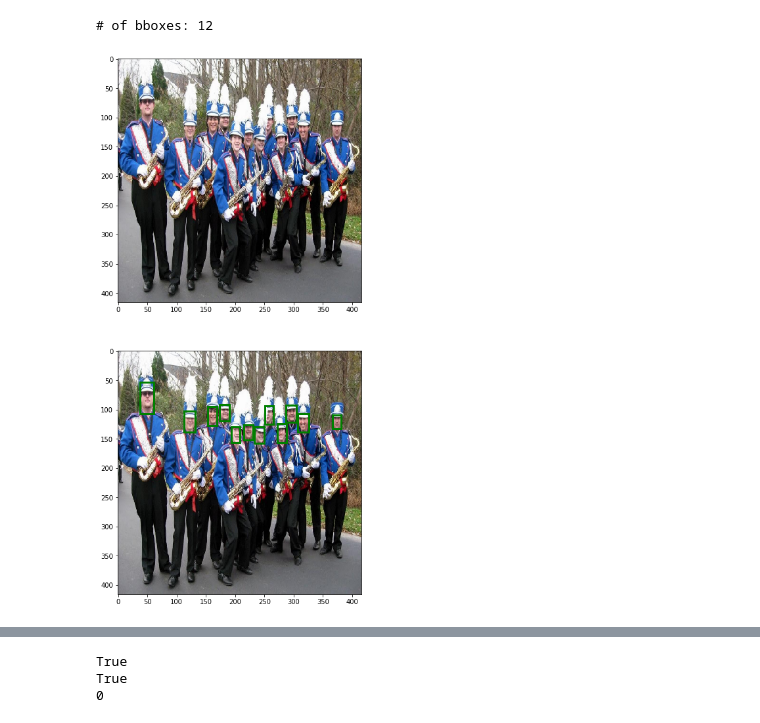
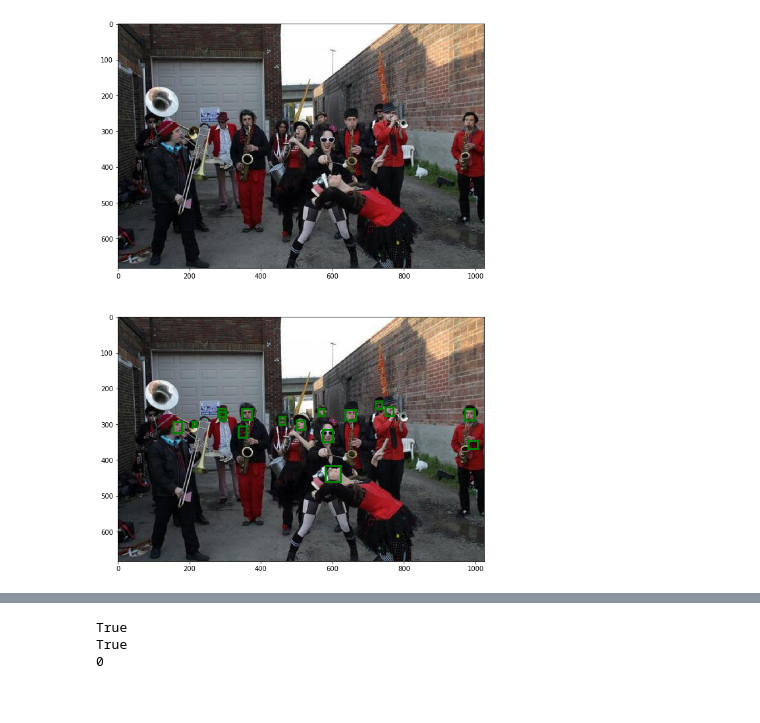
Before and after one commit to ozmonday/mobilenet-yolo, a Jupyter notebook: testing/testing.ipynb, the cells around one changed output, grey strips where cells are left out. Cells and saved outputs as stored; diff of their text form; code cells hidden in the pictures.

```diff
--- a/testing/testing.ipynb
+++ b/testing/testing.ipynb
@@ -15,8 +13,17 @@ from yolo import Yolo
 # %%
-weight_path = os.path.join('..', 'assets', 'model-new-test.525-35.48.h5')
+weight_path = os.path.join('..', 'assets', 'model-mobilenet-yolo-fpn.320-1830.87.h5')
 val_notation = os.path.join('..', 'assets', 'validation.txt')
 train_notation = os.path.join('..', 'assets', 'training.txt')
 class_name = os.path.join('..', 'assets', 'class_name.txt')
+image_path = os.path.join('/home', 'hadioz', 'Documents', 'skripsi', 'dataset', 'WIDER_val', 'images')
+
+predict_path = os.path.join('..', 'assets', 'predict')
+gt_path = os.path.join('..', 'assets', 'ground_truth')
+output_ap = os.path.join('..', 'assets', 'result')
+temp_json = os.path.join('..', 'assets', 'temp_json')
+# %%
+with open(val_notation) as json_file:
+  datajson = json.load(json_file)
 # %%
-model = Yolo(class_name, config.config, weight_path)
+model = Yolo(class_name, config.cfg, weight_path)
 # %% [output]
@@ -29,5 +61,5 @@ NotImplementedError: Cannot convert a symbolic Tensor (lambda/Exp:0) to a numpy
 # %%
-model.predict('../test_img/0_Parade_marchingband_1_187.jpg')
+test_image = os.path.join(image_path, datajson[8]['name'])
+model.predict(test_image)
 # %% [output]
-# of bboxes: 12
-[figure, old version]
+[figure, new version]
```
Also changed, not shown: parts of 11 cells of this notebook, 12 other files.
